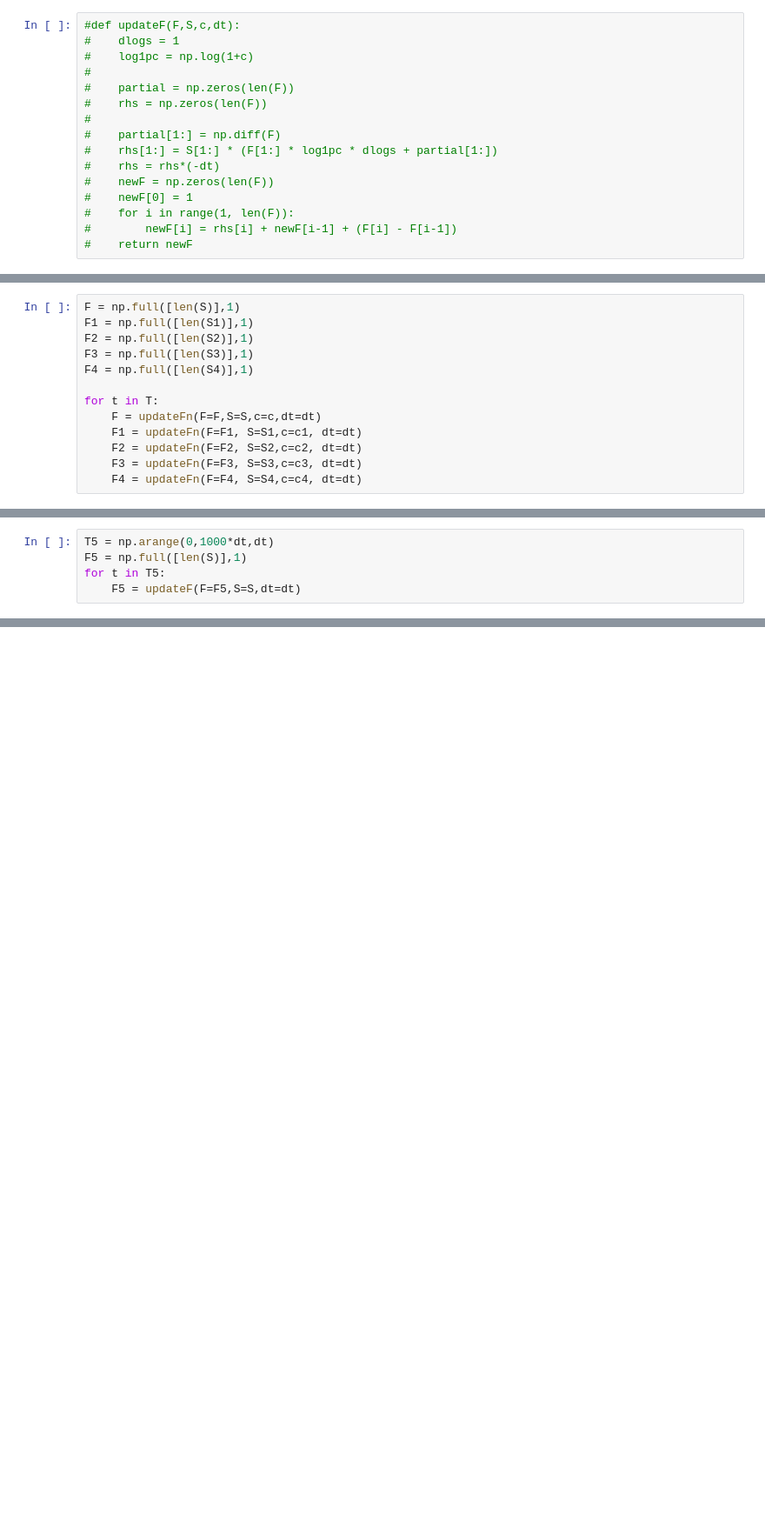
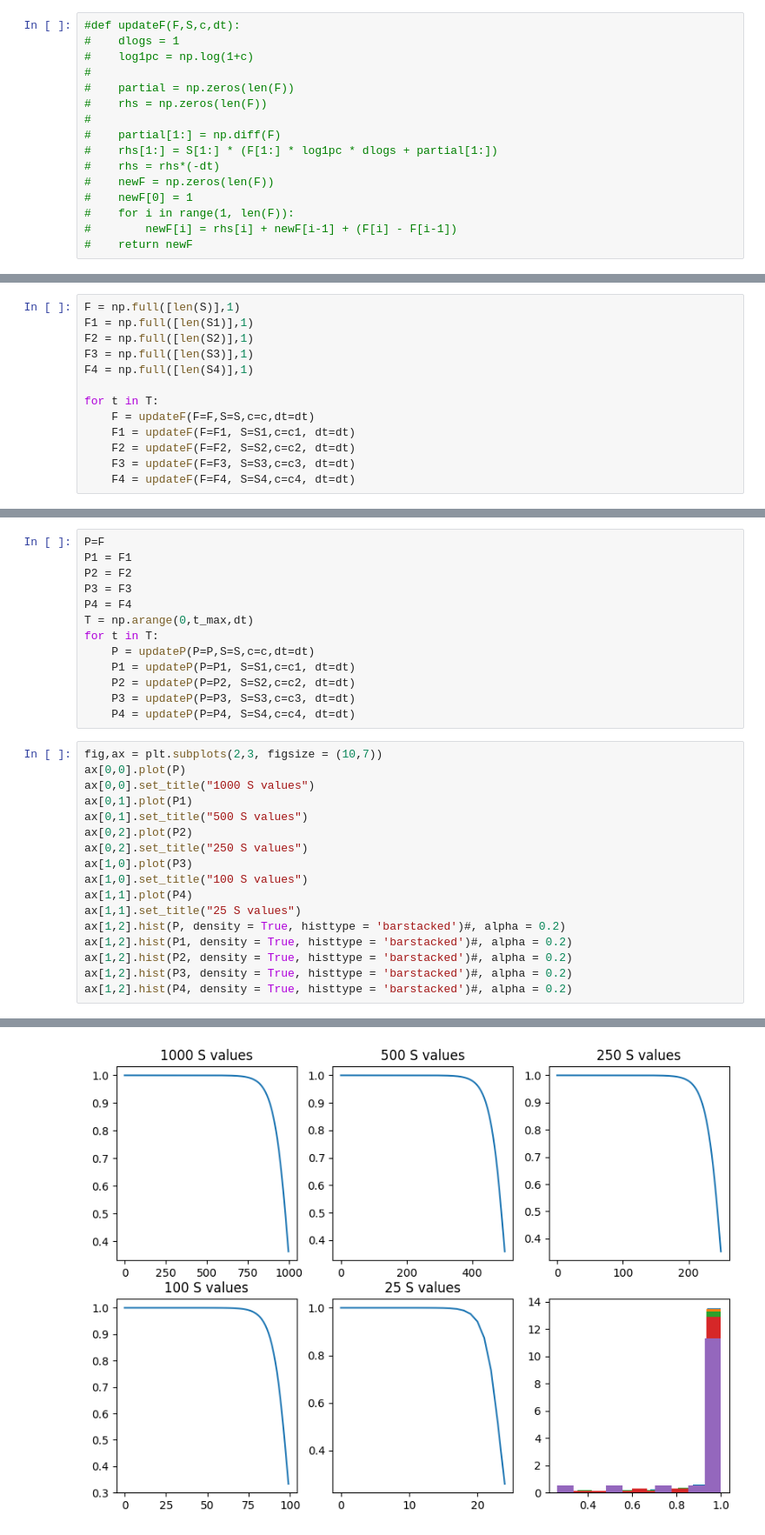
Before and after one commit to advil4rent/frasier, a Jupyter notebook: PDE.ipynb, the cells around one changed output, grey strips where cells are left out. Shown: that part at 87% size. Saved outputs shown, nothing was run; the diff lists cells and outputs as text; blank space fills up the shorter version.

```diff
--- a/PDE.ipynb
+++ b/PDE.ipynb
@@ -82,11 +90,11 @@ F3 = np.full([len(S3)],1)
 F4 = np.full([len(S4)],1)
 
 for t in T:
-    F = updateFn(F=F,S=S,c=c,dt=dt)
-    F1 = updateFn(F=F1, S=S1,c=c1, dt=dt)
-    F2 = updateFn(F=F2, S=S2,c=c2, dt=dt)
-    F3 = updateFn(F=F3, S=S3,c=c3, dt=dt)
-    F4 = updateFn(F=F4, S=S4,c=c4, dt=dt)
+    F = updateF(F=F,S=S,c=c,dt=dt)
+    F1 = updateF(F=F1, S=S1,c=c1, dt=dt)
+    F2 = updateF(F=F2, S=S2,c=c2, dt=dt)
+    F3 = updateF(F=F3, S=S3,c=c3, dt=dt)
+    F4 = updateF(F=F4, S=S4,c=c4, dt=dt)
 # %%
 fig, ax = plt.subplots(2,3,figsize = (10,7))
 ax[0,0].scatter(F,np.exp(-t_max*S))
@@ -130,5 +112,0 @@ Text(0.5, 1.0, 'dt = 0.00963779283338867')
-# %%
-T5 = np.arange(0,1000*dt,dt)
-F5 = np.full([len(S)],1)
-for t in T5:
-    F5 = updateF(F=F5,S=S,dt=dt)
@@ -150,0 +117,31 @@ plt.legend()
+# %%
+P=F
+P1 = F1
+P2 = F2
+P3 = F3
+P4 = F4
+T = np.arange(0,t_max,dt)
+for t in T:
+    P = updateP(P=P,S=S,c=c,dt=dt)
+    P1 = updateP(P=P1, S=S1,c=c1, dt=dt)
+    P2 = updateP(P=P2, S=S2,c=c2, dt=dt)
+    P3 = updateP(P=P3, S=S3,c=c3, dt=dt)
+    P4 = updateP(P=P4, S=S4,c=c4, dt=dt)
+# %%
+fig,ax = plt.subplots(2,3, figsize = (10,7))
+ax[0,0].plot(P)
+ax[0,0].set_title("1000 S values")
+ax[0,1].plot(P1)
+ax[0,1].set_title("500 S values")
+ax[0,2].plot(P2)
+ax[0,2].set_title("250 S values")
+ax[1,0].plot(P3)
+ax[1,0].set_title("100 S values")
+ax[1,1].plot(P4)
+ax[1,1].set_title("25 S values")
+ax[1,2].hist(P, density = True, histtype = 'barstacked')#, alpha = 0.2)
+ax[1,2].hist(P1, density = True, histtype = 'barstacked')#, alpha = 0.2)
+ax[1,2].hist(P2, density = True, histtype = 'barstacked')#, alpha = 0.2)
+ax[1,2].hist(P3, density = True, histtype = 'barstacked')#, alpha = 0.2)
+ax[1,2].hist(P4, density = True, histtype = 'barstacked')#, alpha = 0.2)
+# %% [output]
@@ -150,0 +154 @@ plt.legend()
+[figure, added]
```
Also changed, not shown: parts of 13 cells of this notebook.
